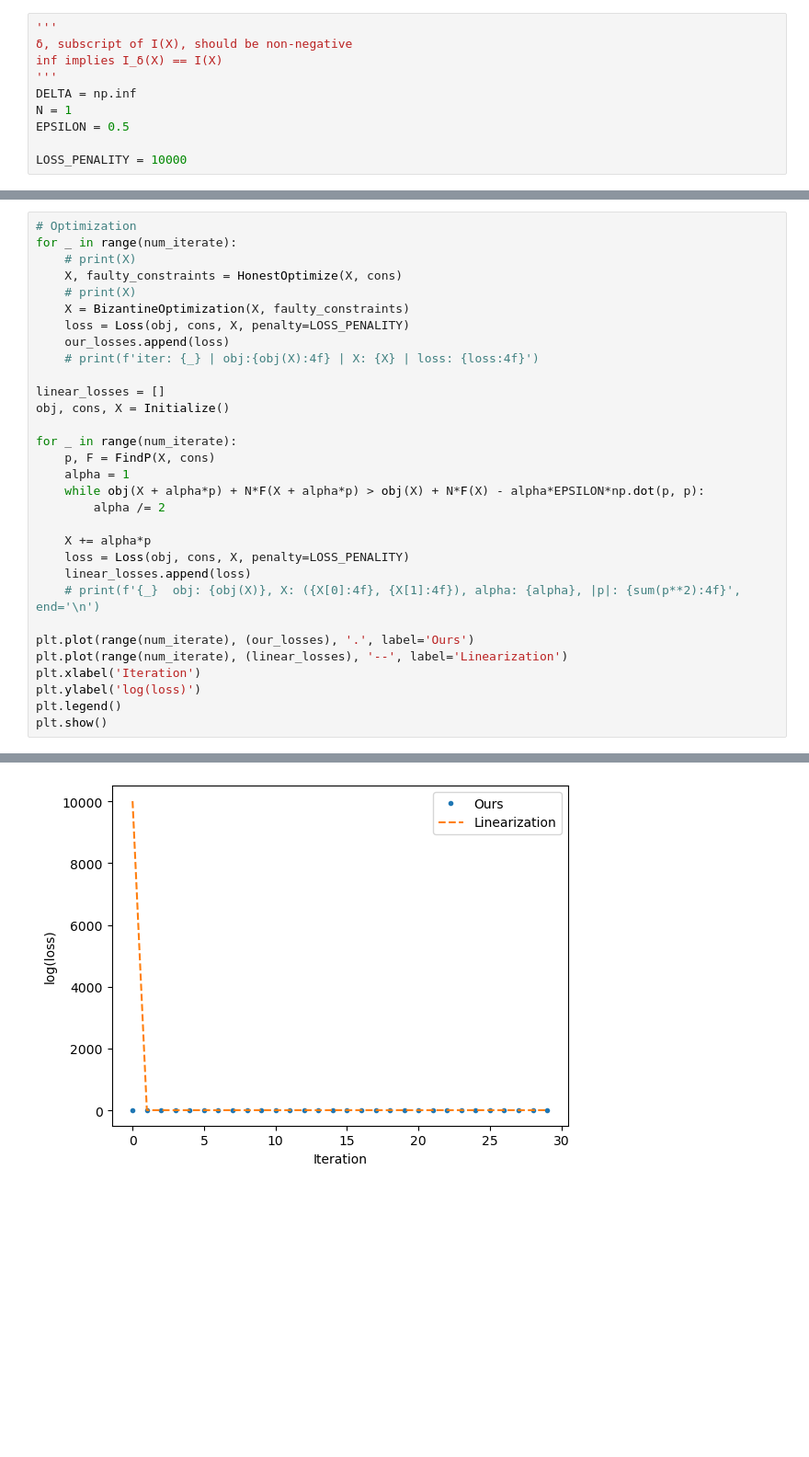
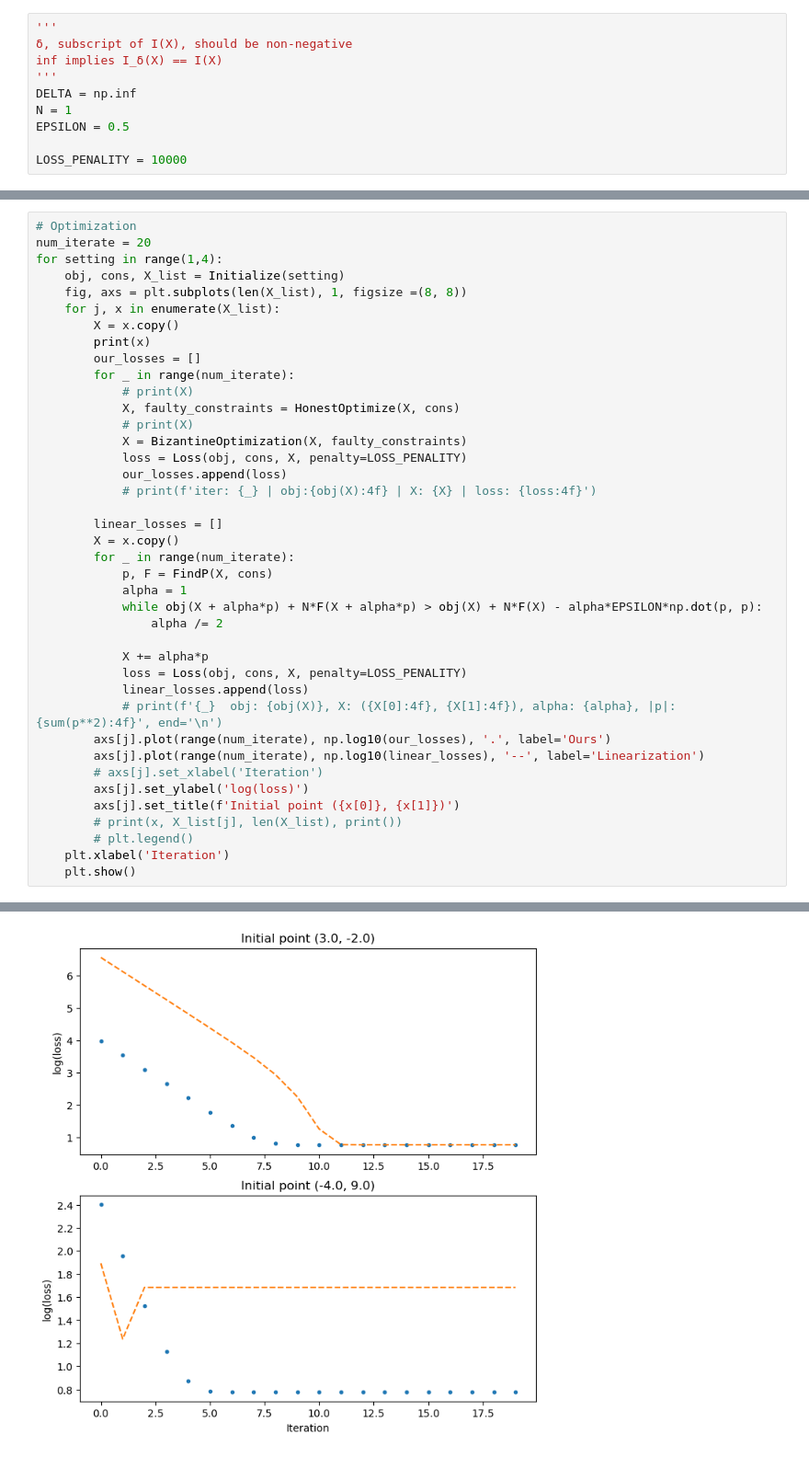
Before and after one commit to slimon0216/2022_Fault_Tolerance, a Jupyter notebook: experiment.ipynb, the cells around one changed output, grey strips where cells are left out. Shown: that part at 92% size. Saved outputs shown, nothing was run; the diff lists cells and outputs as text; blank space fills up the shorter version.

```diff
--- a/experiment.ipynb
+++ b/experiment.ipynb
@@ -166,33 +157,42 @@ def BizantineOptimization(X, faulty_constraints):
     return res.x
 # %%
 # Optimization
-for _ in range(num_iterate):
-    # print(X)
-    X, faulty_constraints = HonestOptimize(X, cons)
-    # print(X)
-    X = BizantineOptimization(X, faulty_constraints)
-    loss = Loss(obj, cons, X, penalty=LOSS_PENALITY)
-    our_losses.append(loss)
-    # print(f'iter: {_} | obj:{obj(X):4f} | X: {X} | loss: {loss:4f}')
+num_iterate = 20
+for setting in range(1,4):
+    obj, cons, X_list = Initialize(setting)
+    fig, axs = plt.subplots(len(X_list), 1, figsize =(8, 8))
+    for j, x in enumerate(X_list):
+        X = x.copy()
+        print(x)
+        our_losses = []
+        for _ in range(num_iterate):
+            # print(X)
+            X, faulty_constraints = HonestOptimize(X, cons)
+            # print(X)
+            X = BizantineOptimization(X, faulty_constraints)
+            loss = Loss(obj, cons, X, penalty=LOSS_PENALITY)
+            our_losses.append(loss)
+            # print(f'iter: {_} | obj:{obj(X):4f} | X: {X} | loss: {loss:4f}')
 
-linear_losses = []
-obj, cons, X = Initialize()
+        linear_losses = []
+        X = x.copy()
+        for _ in range(num_iterate):
+            p, F = FindP(X, cons)
+            alpha = 1
+            while obj(X + alpha*p) + N*F(X + alpha*p) > obj(X) + N*F(X) - alpha*EPSILON*np.dot(p, p):
+                alpha /= 2
 
-for _ in range(num_iterate):
-    p, F = FindP(X, cons)
-    alpha = 1
-    while obj(X + alpha*p) + N*F(X + alpha*p) > obj(X) + N*F(X) - alpha*EPSILON*np.dot(p, p):
-        alpha /= 2
-
-    X += alpha*p
-    loss = Loss(obj, cons, X, penalty=LOSS_PENALITY)
-    linear_losses.append(loss)
-    # print(f'{_}  obj: {obj(X)}, X: ({X[0]:4f}, {X[1]:4f}), alpha: {alpha}, |p|: {sum(p**2):4f}', end='\n')
-
-plt.plot(range(num_iterate), (our_losses), '.', label='Ours')
-plt.plot(range(num_iterate), (linear_losses), '--', label='Linearization')
-plt.xlabel('Iteration')
-plt.ylabel('log(loss)')
-plt.legend()
-plt.show()
+            X += alpha*p
+            loss = Loss(obj, cons, X, penalty=LOSS_PENALITY)
+            linear_losses.append(loss)
+            # print(f'{_}  obj: {obj(X)}, X: ({X[0]:4f}, {X[1]:4f}), alpha: {alpha}, |p|: {sum(p**2):4f}', end='\n')
+        axs[j].plot(range(num_iterate), np.log10(our_losses), '.', label='Ours')
+        axs[j].plot(range(num_iterate), np.log10(linear_losses), '--', label='Linearization')
+        # axs[j].set_xlabel('Iteration')
+        axs[j].set_ylabel('log(loss)')
+        axs[j].set_title(f'Initial point ({x[0]}, {x[1]})')
+        # print(x, X_list[j], len(X_list), print())
+        # plt.legend()
+    plt.xlabel('Iteration')
+    plt.show()
 # %% [output]
@@ -216 +201 @@ iter: 1 | obj:10.086697 | X: [-0.17592896  0.23610656] | loss: 10.086697
-[figure, old version]
+[figure, new version]
```
Also changed, not shown: parts of 6 cells of this notebook.
